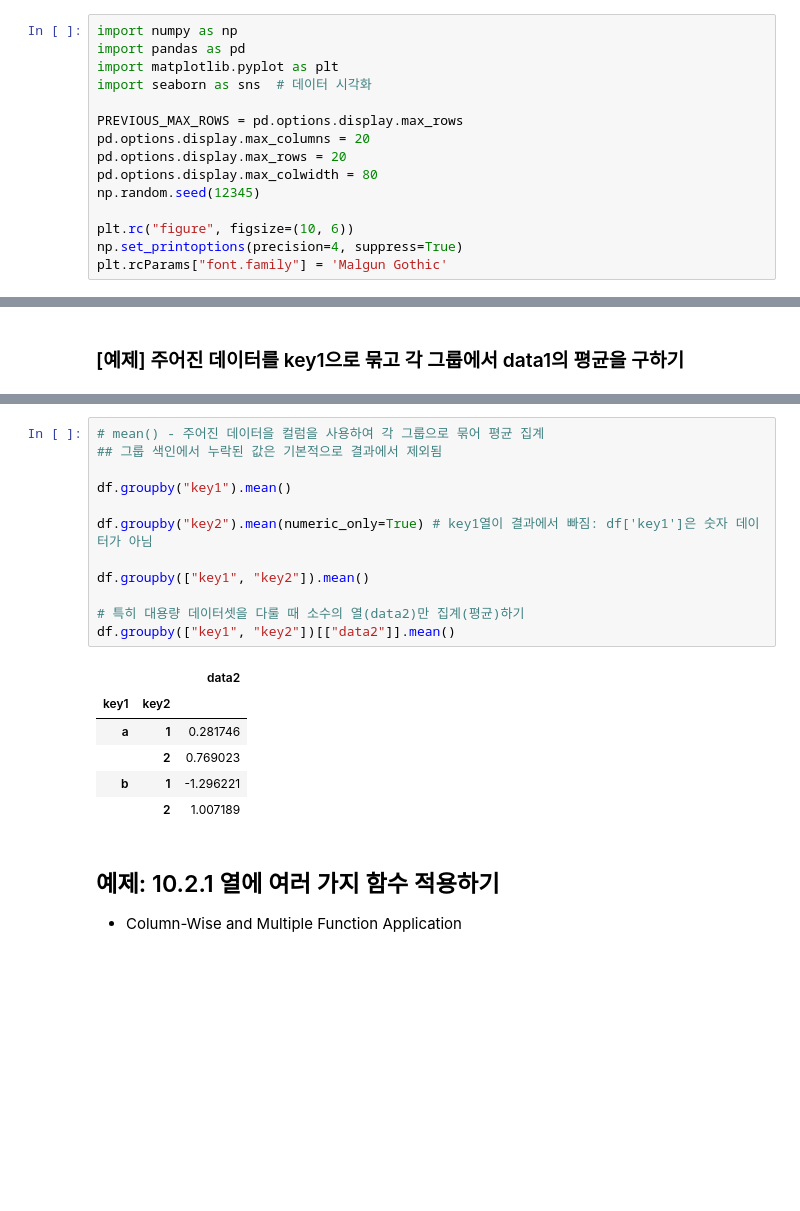
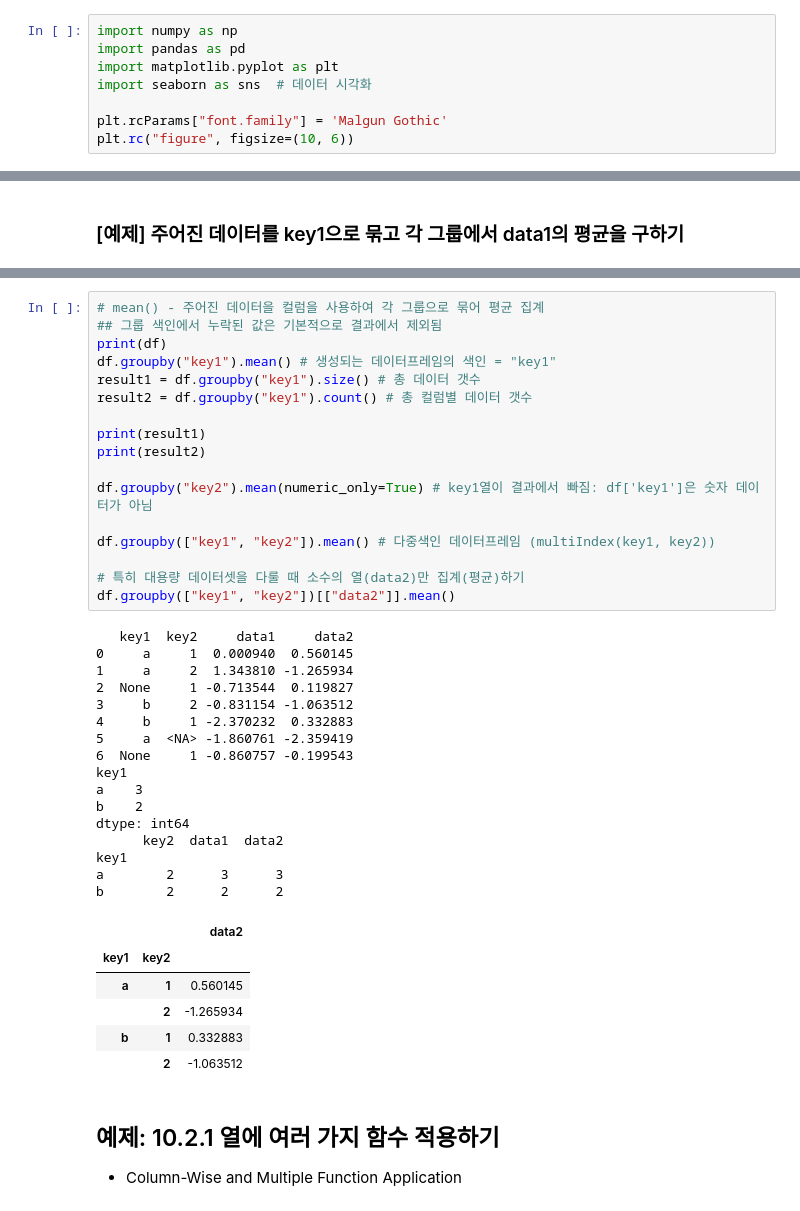
Before and after one commit to shine0987/python_basic, a Jupyter notebook: data_analysis_05_01_class.ipynb, the cells around one changed output, grey strips where cells are left out. Cells and saved outputs as stored; diff of their text form; blank space fills up the shorter version.

```diff
--- a/data_analysis_05_01_class.ipynb
+++ b/data_analysis_05_01_class.ipynb
@@ -4,15 +4,8 @@ import pandas as pd
 import matplotlib.pyplot as plt
 import seaborn as sns  # 데이터 시각화
 
-PREVIOUS_MAX_ROWS = pd.options.display.max_rows
-pd.options.display.max_columns = 20
-pd.options.display.max_rows = 20
-pd.options.display.max_colwidth = 80
-np.random.seed(12345)
-
+plt.rcParams["font.family"] = 'Malgun Gothic'
 plt.rc("figure", figsize=(10, 6))
-np.set_printoptions(precision=4, suppress=True)
-plt.rcParams["font.family"] = 'Malgun Gothic'
 # %% [markdown]
 # 빅데이터 분석에 필요한 pandas의 데이터프레임의 반드시 알아야하는 핵심 기능 (7-10장)
     * 데이터프레임 생성: pd.DataFrame(데이터셋) 함수를 사용하여 데이터프레임을 생성할 수 있다.
@@ -619,22 +624,43 @@ df
 # %%
 # mean() - 주어진 데이터을 컬럼을 사용하여 각 그룹으로 묶어 평균 집계
 ## 그룹 색인에서 누락된 값은 기본적으로 결과에서 제외됨
+print(df)
+df.groupby("key1").mean() # 생성되는 데이터프레임의 색인 = "key1"
+result1 = df.groupby("key1").size() # 총 데이터 갯수
+result2 = df.groupby("key1").count() # 총 컬럼별 데이터 갯수
 
-df.groupby("key1").mean()
+print(result1)
+print(result2)
 
 df.groupby("key2").mean(numeric_only=True) # key1열이 결과에서 빠짐: df['key1']은 숫자 데이터가 아님
 
-df.groupby(["key1", "key2"]).mean()
+df.groupby(["key1", "key2"]).mean() # 다중색인 데이터프레임 (multiIndex(key1, key2))
 
 # 특히 대용량 데이터셋을 다룰 때 소수의 열(data2)만 집계(평균)하기
 df.groupby(["key1", "key2"])[["data2"]].mean()
 # %% [output]
+   key1  key2     data1     data2
+0     a     1  0.000940  0.560145
+1     a     2  1.343810 -1.265934
+2  None     1 -0.713544  0.119827
+3     b     2 -0.831154 -1.063512
+4     b     1 -2.370232  0.332883
+5     a  <NA> -1.860761 -2.359419
+6  None     1 -0.860757 -0.199543
+key1
+a    3
+b    2
+dtype: int64
+      key2  data1  data2
+key1
+a        2      3      3
+b        2      2      2
 |  |  | data2 |
 | key1 | key2 |  |
-| a | 1 | 0.281746 |
-|  | 2 | 0.769023 |
-| b | 1 | -1.296221 |
-|  | 2 | 1.007189 |
+| a | 1 | 0.560145 |
+|  | 2 | -1.265934 |
+| b | 1 | 0.332883 |
+|  | 2 | -1.063512 |
 # %% [markdown]
 ## 예제: 10.2.1 열에 여러 가지 함수 적용하기
 * Column-Wise and Multiple Function Application
```
Also changed, not shown: parts of 22 cells of this notebook.
